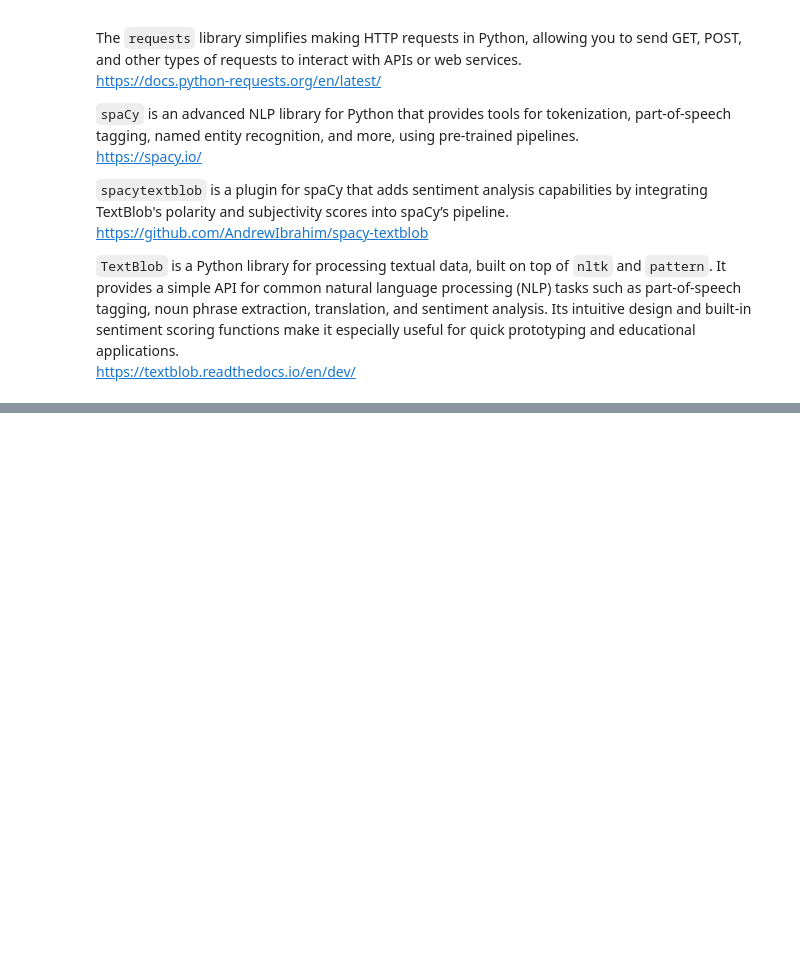
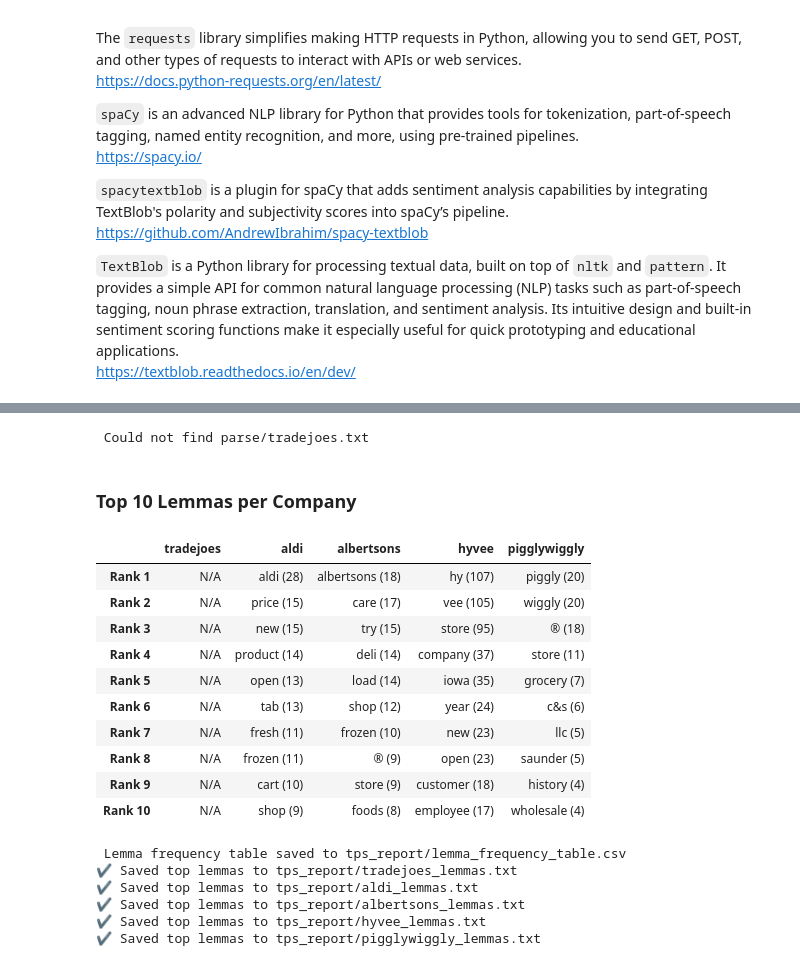
Before and after one commit to Data-Git-Hub/p7_web_compare, a Jupyter notebook: web_compare.ipynb, the cells around one changed output, grey strips where cells are left out. Saved outputs shown, nothing was run; the diff lists cells and outputs as text; code cells hidden in the pictures; blank space fills up the shorter version.

```diff
--- a/web_compare.ipynb
+++ b/web_compare.ipynb
@@ -82,0 +387,74 @@ except OSError:
+# %%
+# Section 4: Analyze Most Frequent Lemmas with spaCy
+
+lemma_table = {}
+top_n = 10  # Top 10 lemmas
+
+for company in companies:
+    try:
+        # Load parsed text
+        with open(f"parse/{company}.txt", "r", encoding="utf-8") as f:
+            text = f.read()
+
+        # Process with spaCy
+        doc = nlp(text)
+
+        # Filter and extract lemmas
+        filtered_lemmas = [
+            token.lemma_.lower()
+            for token in doc
+            if not token.is_stop and not token.is_punct and not token.is_space
+        ]
+
+        # Count and get top N lemmas
+        lemma_freq = Counter(filtered_lemmas)
+        top_lemmas = lemma_freq.most_common(top_n)
+
+        # Save to file
+        with open(f"tps_report/{company}_lemmas.txt", "w", encoding="utf-8") as out_file:
+            for lemma, freq in top_lemmas:
+                out_file.write(f"{lemma}: {freq}\n")
+
+        # Store for table
+        lemma_table[company] = [f"{lemma} ({freq})" for lemma, freq in top_lemmas]
+
+    except FileNotFoundError:
+        print(f" Could not find parse/{company}.txt")
+        lemma_table[company] = ["N/A"] * top_n
+    except Exception as e:
+        print(f" Error processing {company}: {e}")
+        lemma_table[company] = ["Error"] * top_n
+
+# Create and display lemma frequency table
+lemma_df = pd.DataFrame(lemma_table, index=[f"Rank {i+1}" for i in range(top_n)])
+
+display(HTML("<h3> Top 10 Lemmas per Company</h3>"))
+display(lemma_df)
+
+# Save to CSV
+lemma_df.to_csv("tps_report/lemma_frequency_table.csv", index=True)
+print(" Lemma frequency table saved to tps_report/lemma_frequency_table.csv")
+
+# Confirmation messages
+for company in companies:
+    print(f"✔ Saved top lemmas to tps_report/{company}_lemmas.txt")
+# %% [output]
+ Could not find parse/tradejoes.txt
+Top 10 Lemmas per Company
+|  | tradejoes | aldi | albertsons | hyvee | pigglywiggly |
+| Rank 1 | N/A | aldi (28) | albertsons (18) | hy (107) | piggly (20) |
+| Rank 2 | N/A | price (15) | care (17) | vee (105) | wiggly (20) |
+| Rank 3 | N/A | new (15) | try (15) | store (95) | ® (18) |
+| Rank 4 | N/A | product (14) | deli (14) | company (37) | store (11) |
+| Rank 5 | N/A | open (13) | load (14) | iowa (35) | grocery (7) |
+| Rank 6 | N/A | tab (13) | shop (12) | year (24) | c&s (6) |
+| Rank 7 | N/A | fresh (11) | frozen (10) | new (23) | llc (5) |
+| Rank 8 | N/A | frozen (11) | ® (9) | open (23) | saunder (5) |
+| Rank 9 | N/A | cart (10) | store (9) | customer (18) | history (4) |
+| Rank 10 | N/A | shop (9) | foods (8) | employee (17) | wholesale (4) |
+ Lemma frequency table saved to tps_report/lemma_frequency_table.csv
+✔ Saved top lemmas to tps_report/tradejoes_lemmas.txt
+✔ Saved top lemmas to tps_report/aldi_lemmas.txt
+✔ Saved top lemmas to tps_report/albertsons_lemmas.txt
+✔ Saved top lemmas to tps_report/hyvee_lemmas.txt
+✔ Saved top lemmas to tps_report/pigglywiggly_lemmas.txt
```
Also changed, not shown: parts of 12 cells of this notebook, 31 other files.
